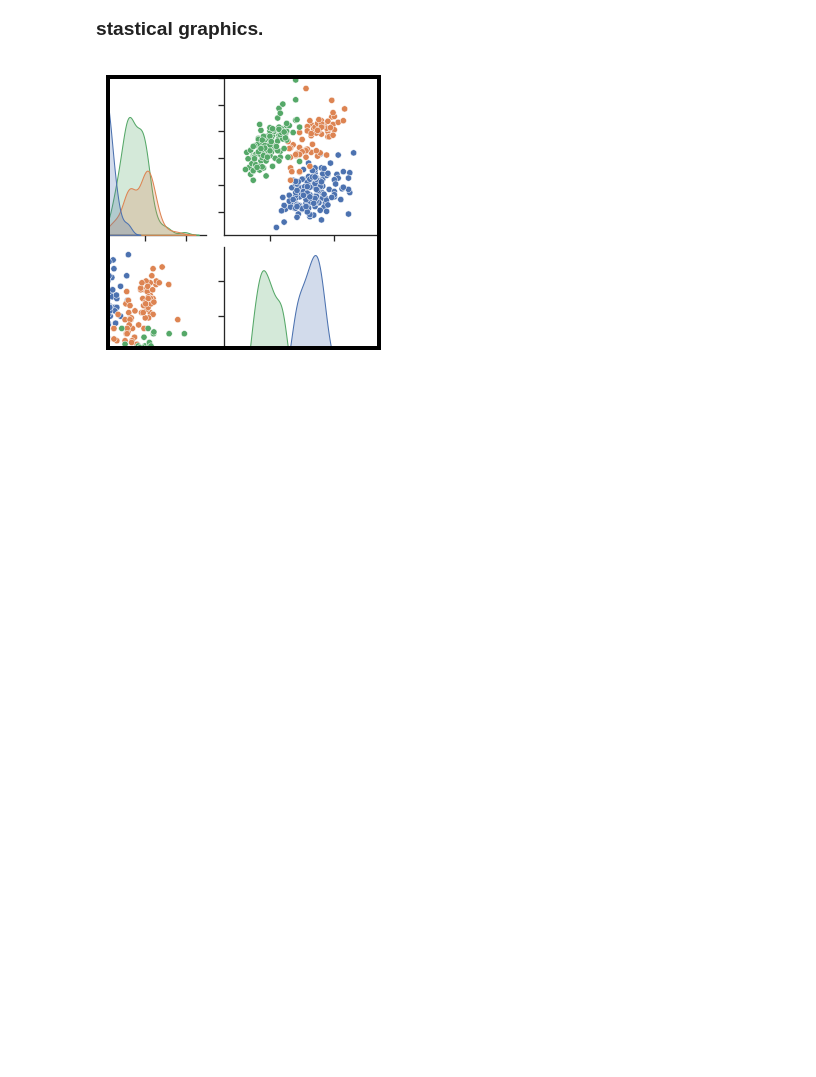
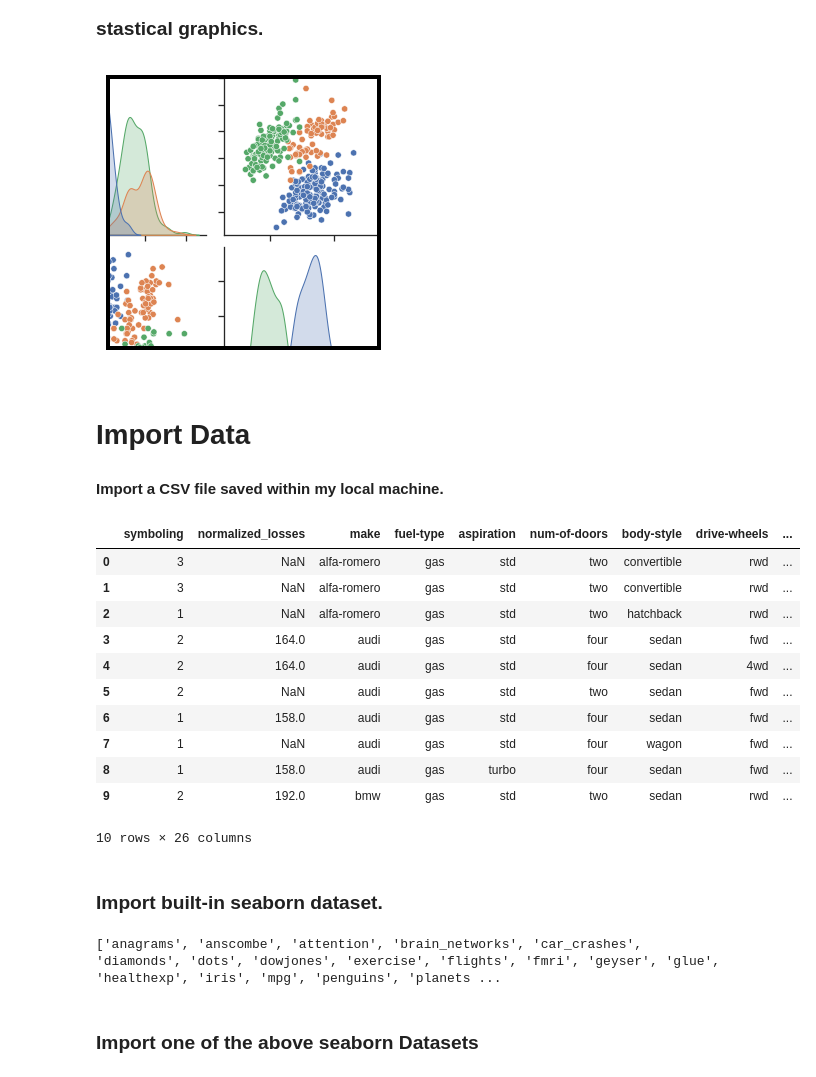
Before and after one commit to KennethNjuguna/Introduction-to-Jupyter-Notebooks, a Jupyter notebook: FirstJupyter.ipynb, the cells around one changed output. Drawn from its saved outputs; the diff is of its cells as text; code cells hidden in the pictures; blank space fills up the shorter version.

Commit message:
Seaborn commit

```diff
--- a/FirstJupyter.ipynb
+++ b/FirstJupyter.ipynb
@@ -258,0 +260,28 @@ import seaborn as sns
+# %% [markdown]
+# Import Data
+# <h4>Import a CSV file saved within my local machine. </h4>
+# %%
+cs_df= pd.read_csv("automobile.csv")
+cs_df.head (10)
+# %% [output]
+|  | symboling | normalized_losses | make | fuel-type | aspiration | num-of-doors | body-style | drive-wheels | ... |
+| 0 | 3 | NaN | alfa-romero | gas | std | two | convertible | rwd | ... |
+| 1 | 3 | NaN | alfa-romero | gas | std | two | convertible | rwd | ... |
+| 2 | 1 | NaN | alfa-romero | gas | std | two | hatchback | rwd | ... |
+| 3 | 2 | 164.0 | audi | gas | std | four | sedan | fwd | ... |
+| 4 | 2 | 164.0 | audi | gas | std | four | sedan | 4wd | ... |
+| 5 | 2 | NaN | audi | gas | std | two | sedan | fwd | ... |
+| 6 | 1 | 158.0 | audi | gas | std | four | sedan | fwd | ... |
+| 7 | 1 | NaN | audi | gas | std | four | wagon | fwd | ... |
+| 8 | 1 | 158.0 | audi | gas | turbo | four | sedan | fwd | ... |
+| 9 | 2 | 192.0 | bmw | gas | std | two | sedan | rwd | ... |
+10 rows × 26 columns
+# %% [markdown]
+# <h3>Import built-in seaborn dataset. </h3>
+# %%
+#Check the datasets within seaborn Libraries
+print(sns.get_dataset_names())
+# %% [output]
+['anagrams', 'anscombe', 'attention', 'brain_networks', 'car_crashes', 'diamonds', 'dots', 'dowjones', 'exercise', 'flights', 'fmri', 'geyser', 'glue', 'healthexp', 'iris', 'mpg', 'penguins', 'planets ...
+# %% [markdown]
+# <h3>Import one of the above seaborn Datasets </h3>
```
Also changed, not shown: parts of 1 cell of this notebook.
